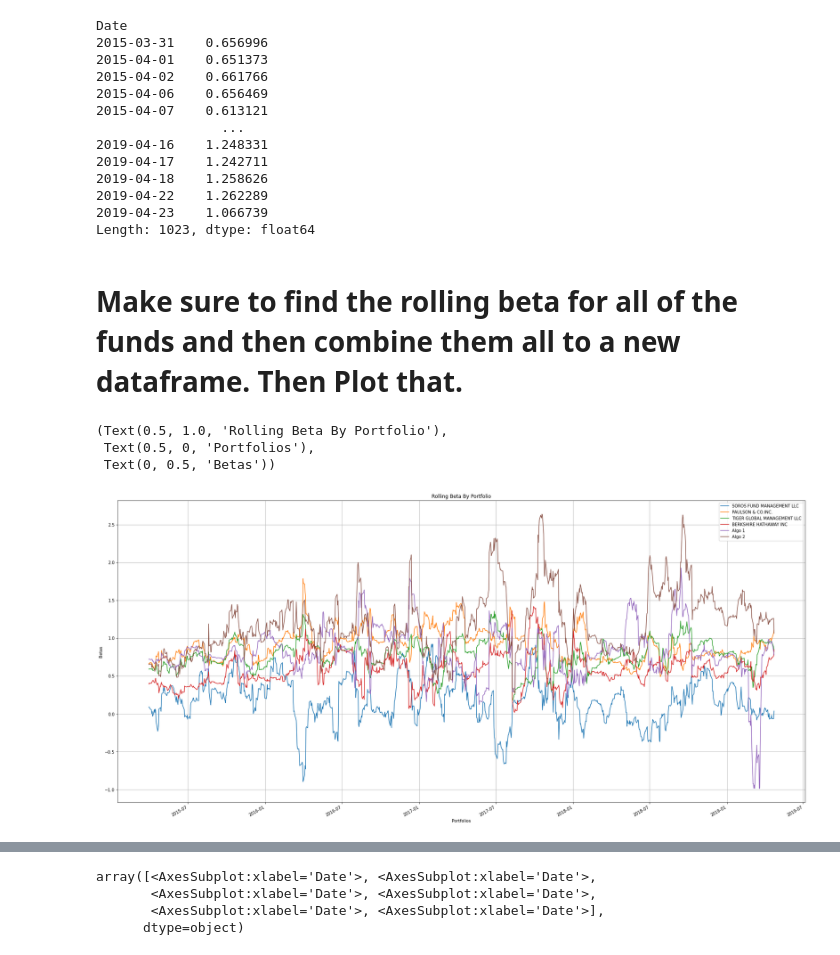
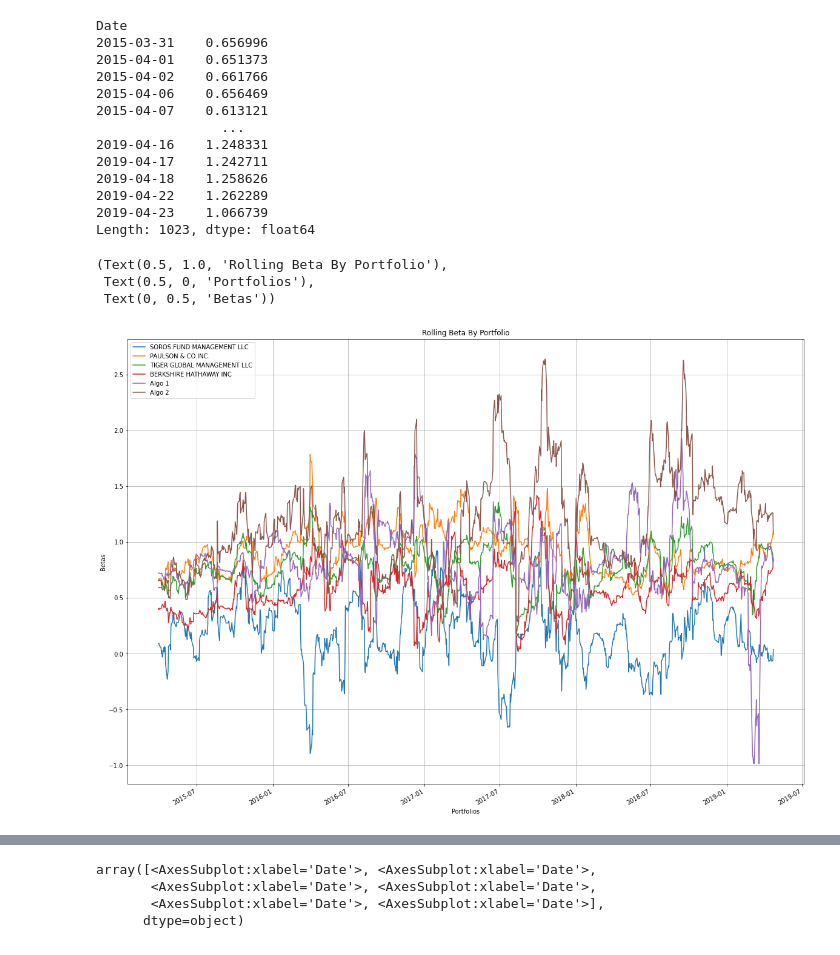
Before and after one commit to Tylryan/Portfolio_Analysis, a Jupyter notebook: main_jupyter.ipynb, the cells around one changed output, grey strips where cells are left out. Drawn from its saved outputs; the diff is of its cells as text; code cells hidden in the pictures.

```diff
--- a/main_jupyter.ipynb
+++ b/main_jupyter.ipynb
@@ -282,0 +321,6 @@ sp500_variance = sp500_returns['SP500 Returns'].var()
+# %%
+def beta(fund, index):
+    variance = index.var()
+    covariance = fund.cov(index)
+    beta = covariance / variance
+    return beta
@@ -443,8 +489,6 @@ Date
 2019-04-22    1.262289
 2019-04-23    1.066739
 Length: 1023, dtype: float64
-# %% [markdown]
-# Make sure to find the rolling beta for all of the funds and then combine them all to a new dataframe. Then Plot that.
 # %%
 all_rolling_betas = pd.concat([algo1_rolling_beta,algo2_rolling_beta,
                                soros_rolling_beta,paulson_rolling_beta,
@@ -456,10 +500,10 @@ all_rolling_betas = pd.concat([algo1_rolling_beta,algo2_rolling_beta,
 # The 2014 Dates are dropped.
 # %%
 all_rolling_betas.columns = ['SOROS FUND MANAGEMENT LLC','PAULSON & CO.INC.','TIGER GLOBAL MANAGEMENT LLC','BERKSHIRE HATHAWAY INC','Algo 1', 'Algo 2']
-all_rolling_betas.plot(figsize = (30,15), grid = True, subplots =False)
+all_rolling_betas.plot(figsize = (20,15), grid = True, subplots =False)
 graph('Rolling Beta By Portfolio','Portfolios','Betas')
 # %% [output]
 (Text(0.5, 1.0, 'Rolling Beta By Portfolio'),
  Text(0.5, 0, 'Portfolios'),
  Text(0, 0.5, 'Betas'))
-[figure, old version]
+[figure, new version]
```
Also changed, not shown: parts of 40 cells of this notebook, 1 other file.
